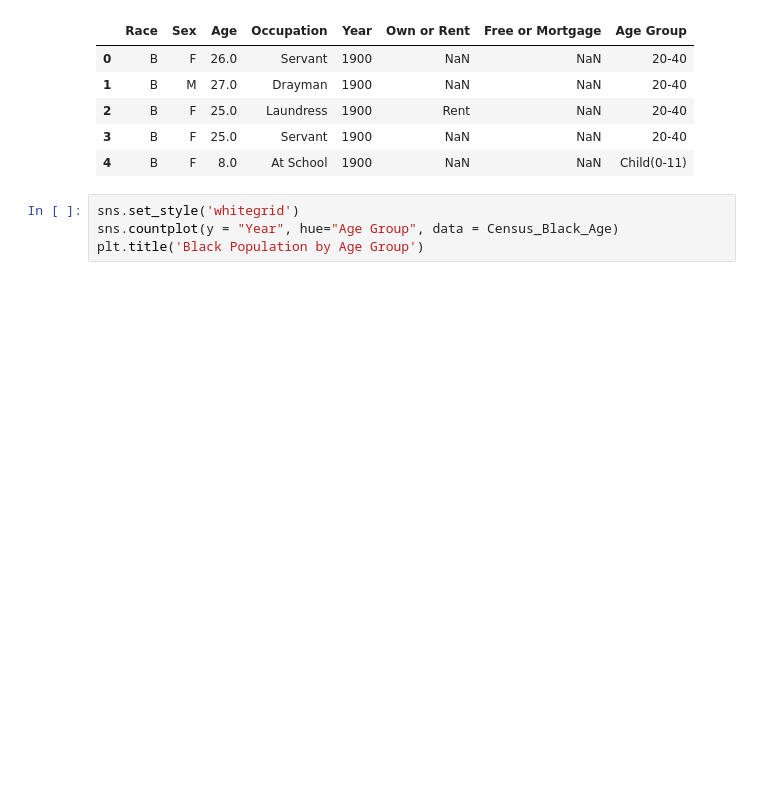
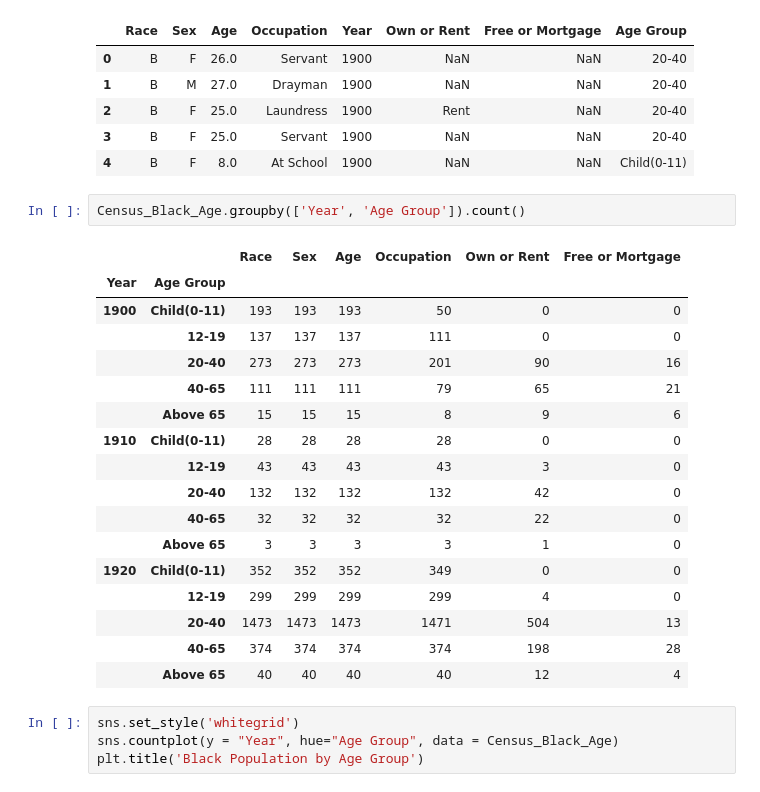
Before and after one commit to trivial-vector/Digital-Humanities, a Jupyter notebook: Gage/Reservation_Data_Narrative-6.ipynb, the cells around one changed output. Drawn from its saved outputs; the diff is of its cells as text; blank space fills up the shorter version.

```diff
--- a/Gage/Reservation_Data_Narrative-6.ipynb
+++ b/Gage/Reservation_Data_Narrative-6.ipynb
@@ -141,6 +141,26 @@ Census_Black_Age.head()
 | 2 | B | F | 25.0 | Laundress | 1900 | Rent | NaN | 20-40 |
 | 3 | B | F | 25.0 | Servant | 1900 | NaN | NaN | 20-40 |
 | 4 | B | F | 8.0 | At School | 1900 | NaN | NaN | Child(0-11) |
+# %%
+Census_Black_Age.groupby(['Year', 'Age Group']).count()
+# %% [output]
+|  |  | Race | Sex | Age | Occupation | Own or Rent | Free or Mortgage |
+| Year | Age Group |  |  |  |  |  |  |
+| 1900 | Child(0-11) | 193 | 193 | 193 | 50 | 0 | 0 |
+|  | 12-19 | 137 | 137 | 137 | 111 | 0 | 0 |
+|  | 20-40 | 273 | 273 | 273 | 201 | 90 | 16 |
+|  | 40-65 | 111 | 111 | 111 | 79 | 65 | 21 |
+|  | Above 65 | 15 | 15 | 15 | 8 | 9 | 6 |
+| 1910 | Child(0-11) | 28 | 28 | 28 | 28 | 0 | 0 |
+|  | 12-19 | 43 | 43 | 43 | 43 | 3 | 0 |
+|  | 20-40 | 132 | 132 | 132 | 132 | 42 | 0 |
+|  | 40-65 | 32 | 32 | 32 | 32 | 22 | 0 |
+|  | Above 65 | 3 | 3 | 3 | 3 | 1 | 0 |
+| 1920 | Child(0-11) | 352 | 352 | 352 | 349 | 0 | 0 |
+|  | 12-19 | 299 | 299 | 299 | 299 | 4 | 0 |
+|  | 20-40 | 1473 | 1473 | 1473 | 1471 | 504 | 13 |
+|  | 40-65 | 374 | 374 | 374 | 374 | 198 | 28 |
+|  | Above 65 | 40 | 40 | 40 | 40 | 12 | 4 |
 # %%
 sns.set_style('whitegrid')
 sns.countplot(y = "Year", hue="Age Group", data = Census_Black_Age)
```
Also changed, not shown: parts of 1 cell of this notebook, 1 other file.
